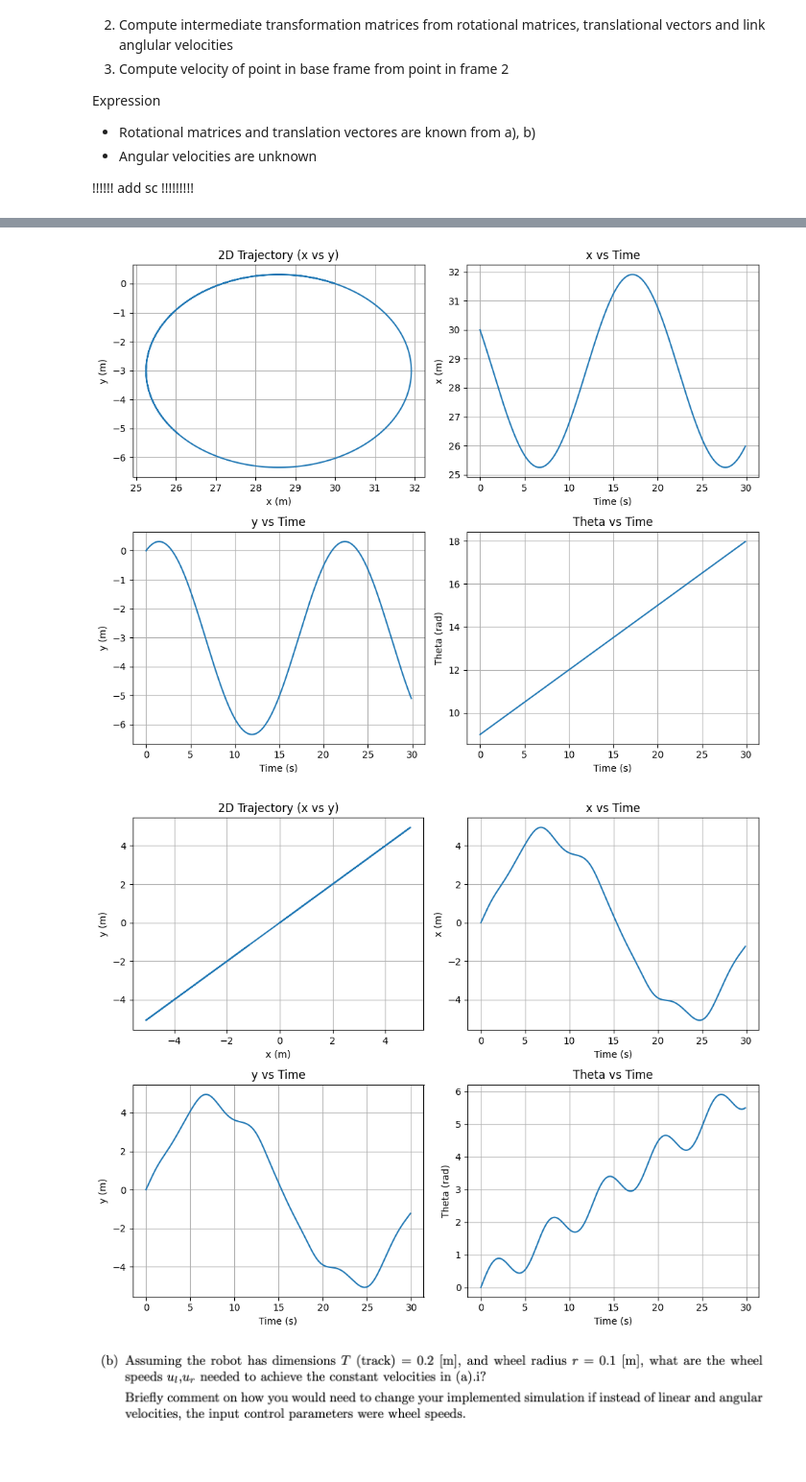
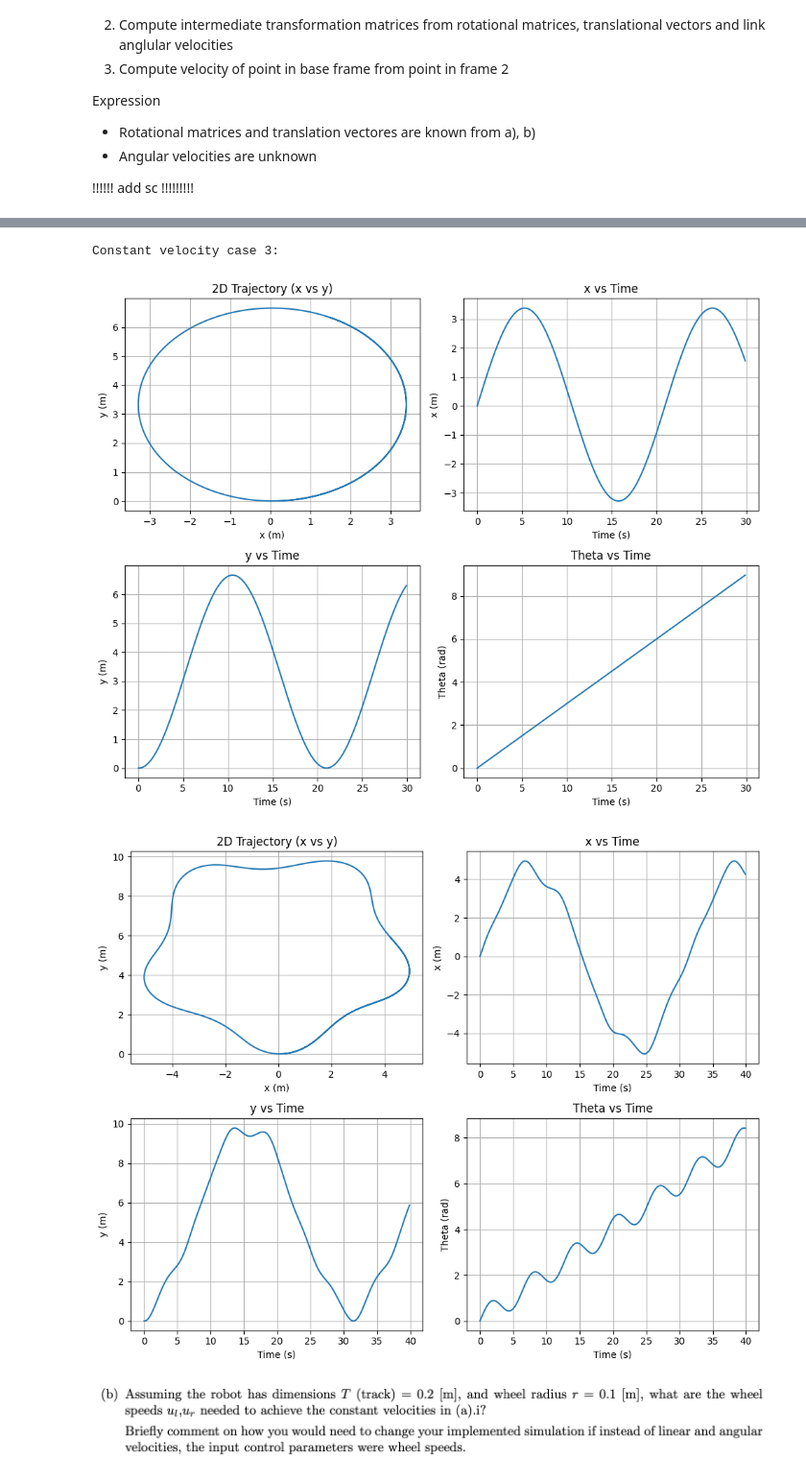
Before and after one commit to loganhartford/mte544_a1, a Jupyter notebook: assignment1.ipynb, the cells around one changed output, grey strips where cells are left out. Shown at 96% size. Saved outputs shown, nothing was run; the diff lists cells and outputs as text; code cells hidden in the pictures.

Commit message:
pretty much done, just need to add handwritten screenshots

```diff
--- a/assignment1.ipynb
+++ b/assignment1.ipynb
@@ -248,32 +249,36 @@ plotTrajectory(x_2, y_2, theta_2, time)
 # %%
+print("Constant velocity case 3:")
 plotTrajectory(x_3, y_3, theta_3, time)
 # %% [output]
+Constant velocity case 3:
-[figure, old version]
+[figure, new version]
 # %%
 # ii. Velocity profiles
 
 x = 0.0
 y = 0.0
 theta = 0.0
+time = np.arange(0, 40, dt)
 
 x_prof = [x]
 y_prof = [y]
 theta_prof = [theta]
 
 for t in time:
+    # Now we need to compute v and omega at each timestep, otherwise the same process
     v = 1 + 0.1*sin(t)
     omega = 0.2 + 0.5*cos(t)
     x += v * cos(theta) * dt
-    y += v * cos(theta) * dt
+    y += v * sin(theta) * dt
     theta += omega * dt
 
     x_prof.append(x)
     y_prof.append(y)
     theta_prof.append(theta)
 
 plotTrajectory(x_prof, y_prof, theta_prof, time)
 # %% [output]
-[figure, old version]
+[figure, new version]
 # %% [markdown]
 ![image.png](attachment:image.png)
 # %%
```
Also changed, not shown: parts of 21 cells of this notebook.
